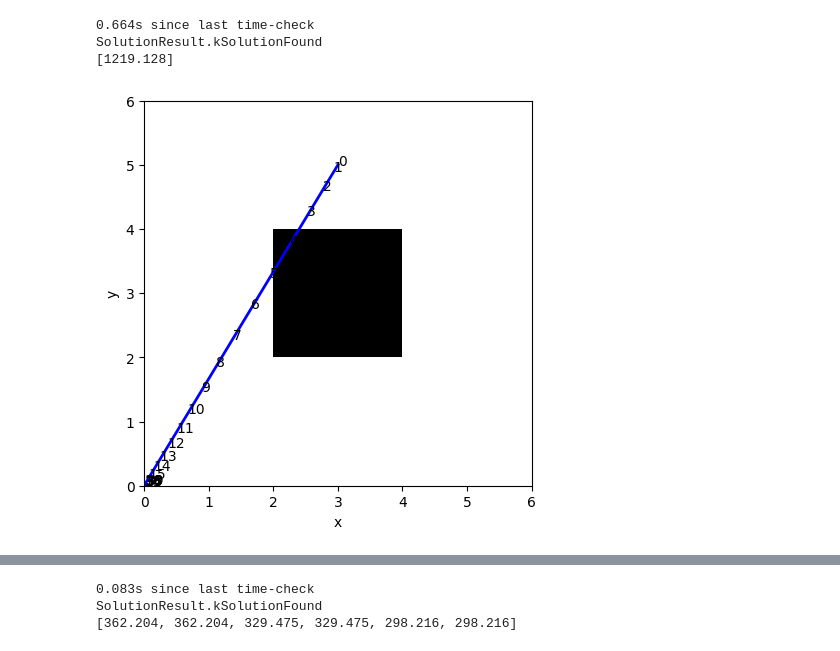
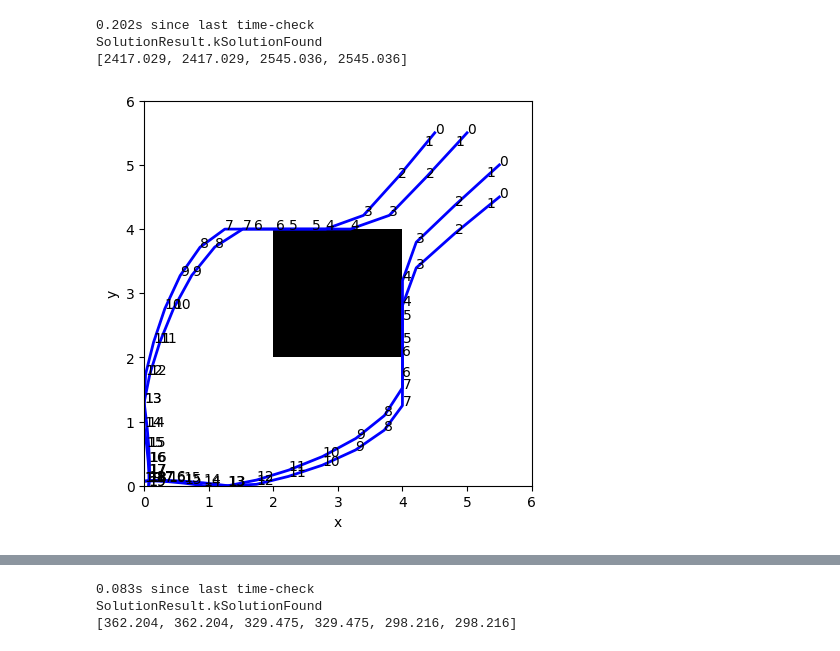
Before and after one commit to iamsavva/gcs-pw-poly, a Jupyter notebook: testing.ipynb, the cells around one changed output, grey strips where cells are left out. Cells and saved outputs as stored; diff of their text form; code cells hidden in the pictures.

```diff
--- a/testing.ipynb
+++ b/testing.ipynb
@@ -1,6 +1,5 @@
 # %%
 # %matplotlib qt
-
 # %matplotlib inline
 
 import typing as T
@@ -16,10 +15,17 @@ from mpc_test import make_a_simple_mpc_test, make_a_bigger_mpc_test
 def state(x,y):
     return np.array([x,0,y,0])
 
-dt = 0.15
+dt = 0.2
 # initial_states = [ state(5,5), state(5.5,4.5), state(4.5,5.5), state(5.5,3.8), state(3.8,5.5), state(5.5,3), state(3,5.5)] #, state(3.5 ,5.5), state(5.5,3.5) ]
-initial_states = [ state(3,5)] #, state(3.5 ,5.5), state(5.5,3.5) ]
-# initial_states = [ state(5.5,4.5), state(4.5,5.5), state(5.5,3.8), state(3.8,5.5), state(5,5.5), state(5.5,5)] #, state(3.5 ,5.5), state(5.5,3.5) ]
+# initial_states = [ state(3,5)] #, state(3.5 ,5.5), state(5.5,3.5) ]
+initial_states = [ state(5.5,4.5), state(4.5,5.5), state(5,5.5), state(5.5,5)] #, state(3.5 ,5.5), state(5.5,3.5) ]
+# initial_states = [ state(3.5 ,5.5), state(5.5,3.5) ]
+# initial_states = [ state(5,5.5)] #, state(3.5 ,5.5), state(5.5,3.5) ]
 xlim = [0,6]
 ylim = [0,6]
-N = 40
+N = 10
+# make more sets
+# what are the costs incurred by each policy?
+
+vertices, edges, solution = make_a_bigger_mpc_test(N = N, verbose = False, dt = dt, dumb_policy = False)
+# vertices, edges, solution = make_a_simple_mpc_test(N = N, verbose = False, dt = dt, dumb_policy = False)
@@ -26,15 +42,11 @@ N = 40
 # %%
-# make more sets
-# what are the costs incurred by each policy?
 
-# vertices, edges, solution = make_a_bigger_mpc_test(N = N, verbose = False, dt = dt, dumb_policy = False)
-vertices, edges, solution = make_a_simple_mpc_test(N = N, verbose = False, dt = dt, dumb_policy = False)
-
-fig, ax, costs = plot_policy_realizations_from_state(vertices, edges, solution, initial_states, LEAST_SQUARES_POLICY, True, xlim, ylim, with_replacement = False)
+vertices_dumb, edges_dumb, solution_dumb = make_a_bigger_mpc_test(N = N, verbose = False, dt = dt, dumb_policy = True)
+fig, ax, costs = plot_policy_realizations_from_state(vertices_dumb, edges_dumb, solution_dumb, initial_states, QP_POLICY, True, xlim, ylim, with_replacement = True)
 YAY(costs)
 fig.show()
 # %% [output]
-0.664s since last time-check
+0.202s since last time-check
 SolutionResult.kSolutionFound
-[1219.128]
+[2417.029, 2417.029, 2545.036, 2545.036]
-[figure, old version]
+[figure, new version]
```
Also changed, not shown: parts of 7 cells of this notebook, 8 other files.
